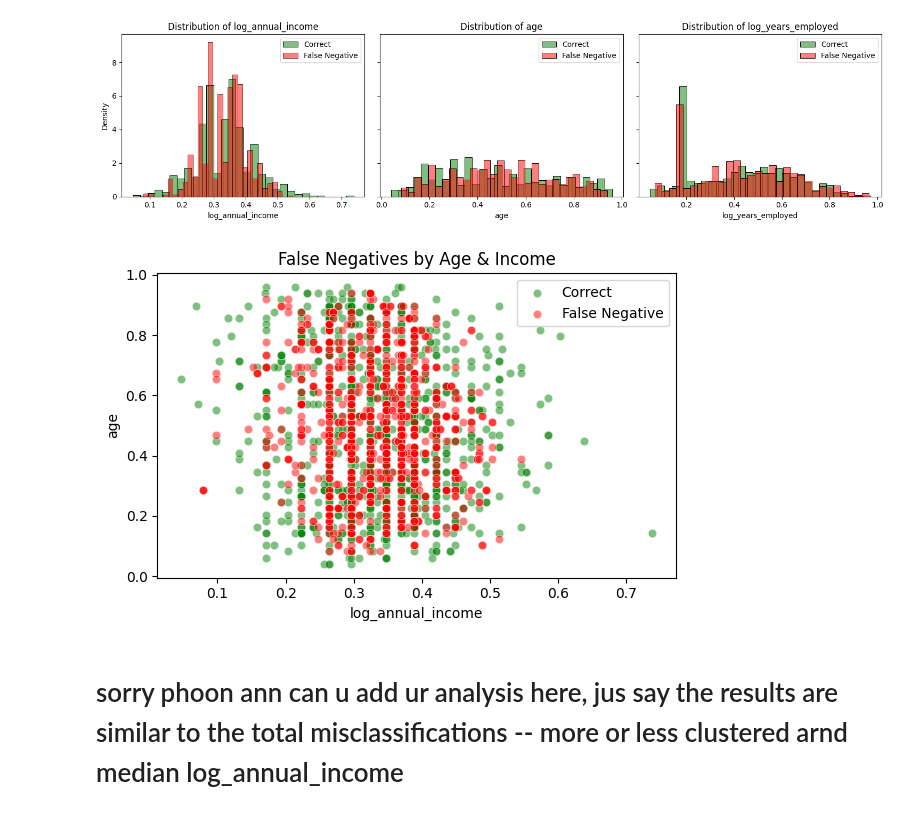
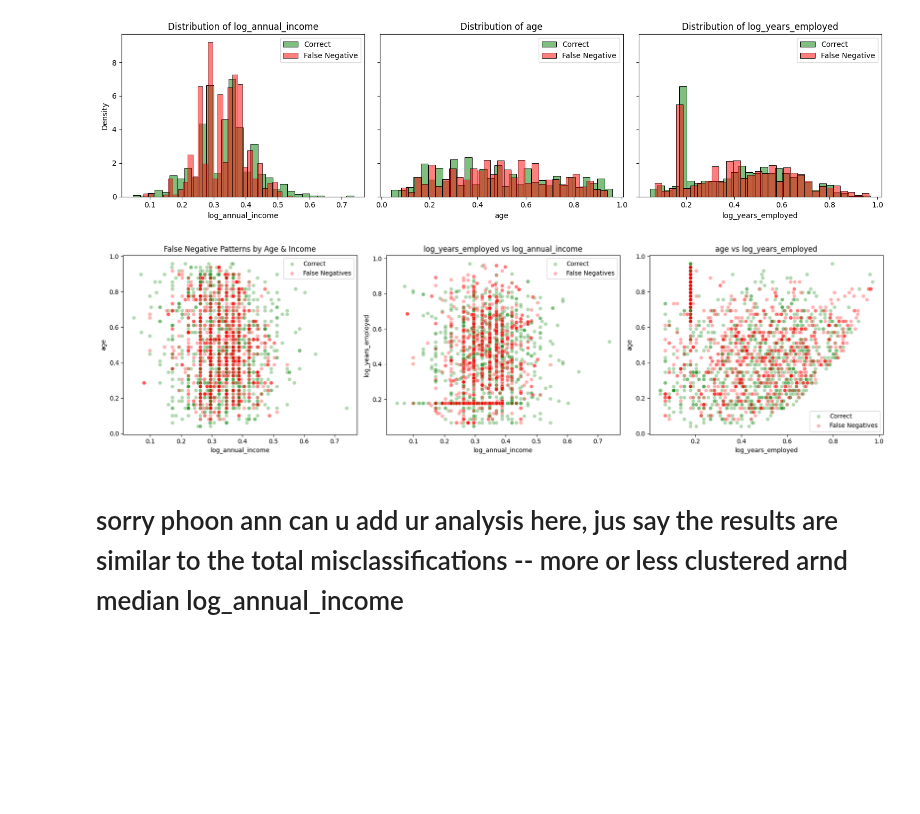
Before and after one commit to ashleytoh/cs3244-project-group-23, a Jupyter notebook: final_model/microanalysis.ipynb, the cells around one changed output. Drawn from its saved outputs; the diff is of its cells as text; code cells hidden in the pictures; blank space fills up the shorter version.

Commit message:
edited FN scatterplots

```diff
--- a/final_model/microanalysis.ipynb
+++ b/final_model/microanalysis.ipynb
@@ -273,15 +273,26 @@ plt.show()
 # %% [output]
 [figure]
 # %%
-plt.figure(figsize=(6, 4))
-sns.scatterplot(data=sample_correct, x='log_annual_income', y='age', color='green', label='Correct', alpha=0.5)
-sns.scatterplot(data=fn_points, x='log_annual_income', y='age', color='red', label='False Negative', alpha=0.5)
-plt.title("False Negatives by Age & Income")
-plt.legend()
+# Define the feature pairs and titles
+feature_pairs = [
+    ('log_annual_income', 'age', "False Negative Patterns by Age & Income"),
+    ('log_annual_income', 'log_years_employed', "log_years_employed vs log_annual_income"),
+    ('log_years_employed', 'age', "age vs log_years_employed")
+]
+
+fig, axes = plt.subplots(1, 3, figsize=(18, 5))
+
+# Plot each combination
+for ax, (x_feat, y_feat, title) in zip(axes, feature_pairs):
+    sns.scatterplot(data=sample_correct, x=x_feat, y=y_feat, color='green', label='Correct', alpha=0.3, ax=ax)
+    sns.scatterplot(data=fn_points, x=x_feat, y=y_feat, color='red', label='False Negatives', alpha=0.3, ax=ax)
+    ax.set_title(title)
+    ax.legend()
+
 plt.tight_layout()
 plt.show()
 # %% [output]
-[figure, old version]
+[figure, new version]
 # %%
 # Combine FN points and correctly classified points
 subset_fn_points_labeled = fn_points.copy()
```
